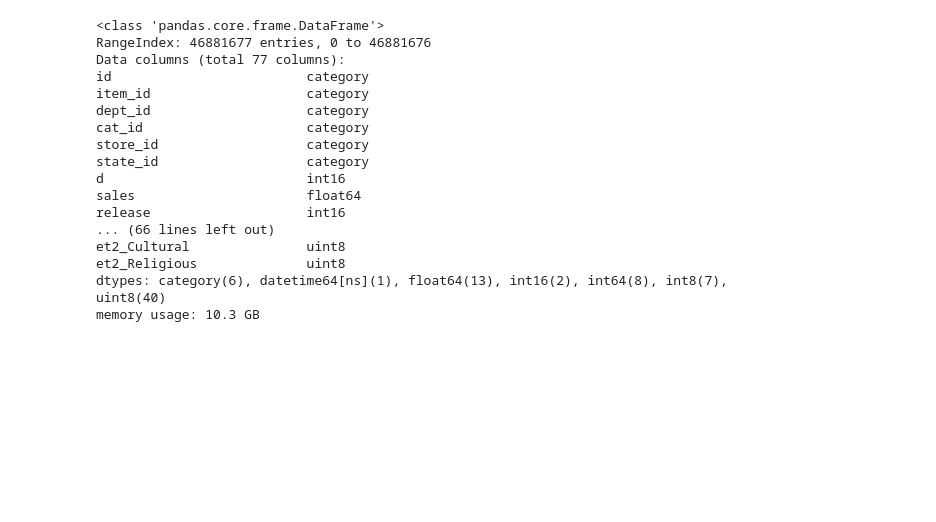
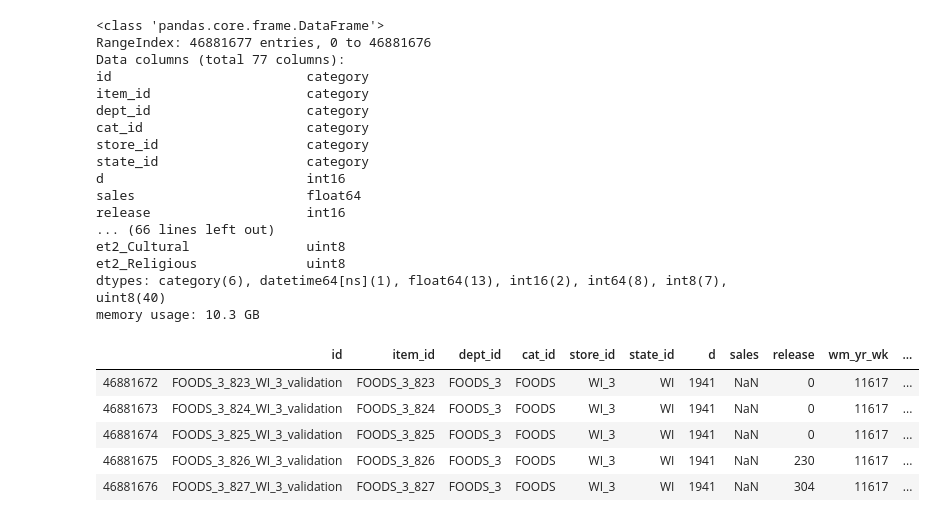
Before and after one commit to arhow/m5_forecasting_accuracy, a Jupyter notebook: notebook/prepare_data.ipynb, the cells around one changed output. Cells and saved outputs as stored; diff of their text form; code cells hidden in the pictures; blank space fills up the shorter version.

```diff
--- a/notebook/prepare_data.ipynb
+++ b/notebook/prepare_data.ipynb
@@ -297,3 +297,12 @@ dtypes: category(6), datetime64[ns](1), float64(13), int16(2), int64(8), int8(7)
 memory usage: 10.3 GB
 # %%
 grid_df.to_pickle('grid_df.pkl')
+# %%
+grid_df.tail()
+# %% [output]
+|  | id | item_id | dept_id | cat_id | store_id | state_id | d | sales | release | wm_yr_wk | ... |
+| 46881672 | FOODS_3_823_WI_3_validation | FOODS_3_823 | FOODS_3 | FOODS | WI_3 | WI | 1941 | NaN | 0 | 11617 | ... |
+| 46881673 | FOODS_3_824_WI_3_validation | FOODS_3_824 | FOODS_3 | FOODS | WI_3 | WI | 1941 | NaN | 0 | 11617 | ... |
+| 46881674 | FOODS_3_825_WI_3_validation | FOODS_3_825 | FOODS_3 | FOODS | WI_3 | WI | 1941 | NaN | 0 | 11617 | ... |
+| 46881675 | FOODS_3_826_WI_3_validation | FOODS_3_826 | FOODS_3 | FOODS | WI_3 | WI | 1941 | NaN | 230 | 11617 | ... |
+| 46881676 | FOODS_3_827_WI_3_validation | FOODS_3_827 | FOODS_3 | FOODS | WI_3 | WI | 1941 | NaN | 304 | 11617 | ... |
```
Also changed, not shown: 5 other files.
